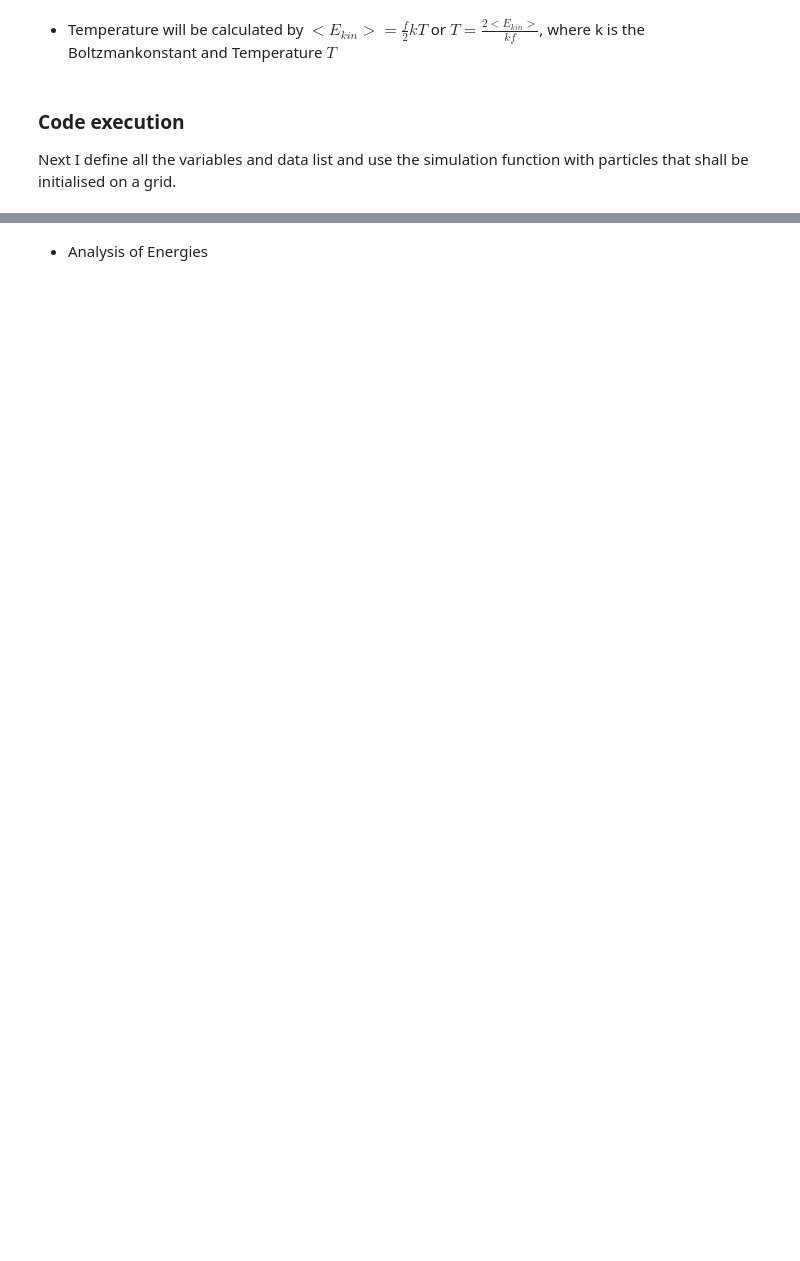
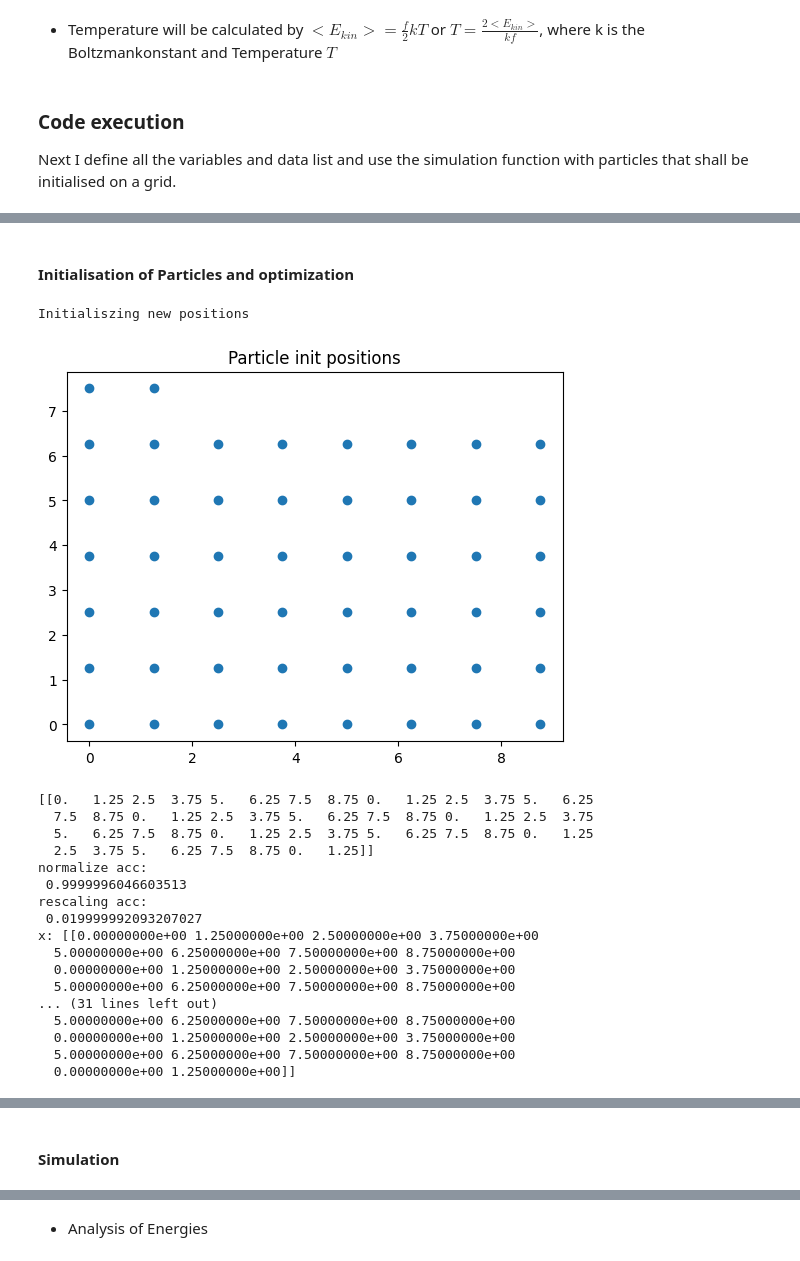
Before and after one commit to DominicNieder/Complex-Classical-Systems, a Jupyter notebook: Sheet03/Sheet03-handin.ipynb, the cells around one changed output, grey strips where cells are left out. Drawn from its saved outputs; the diff is of its cells as text; code cells hidden in the pictures; blank space fills up the shorter version.

Commit message:
Implementation of Steepest decent

```diff
--- a/Sheet03/Sheet03-handin.ipynb
+++ b/Sheet03/Sheet03-handin.ipynb
@@ -58,2 +93,8 @@ def load_array_from_file(
+# %%
+def initiate_velocities(
+        n_particles: int,
+        velocity: float
+) -> NDArray[np.float64]:
+    return  velocity * (np.random.rand(2,n_particles) - 0.5)
 # %% [markdown]
 * initialisation on a grid with radom velocity:
@@ -125,7 +166,11 @@ def lj_force(
         r12: NDArray[np.float64]
 ) -> NDArray[np.float64]:
     """
-    Force by Lennard Jones interaction potential.
+    Force by Lennard Jones interaction potential.\n
+    d12 is the distance (scalar value).\n
+    r12 is the relative coordinate (vecotr).\n
+    Issue: -> invariant parameters c_12 and c_6;
+        -> include "if condition" for large forces
     """
     c_12 = 9.847044*10**(-3)  # J/mol
     c_6 = 6.2647225           # J/mol
@@ -139,14 +184,15 @@ def system_shift(
         box: float
 ) -> NDArray[np.float64]:
     """
-    Calculating shift of one coordinate: S->S' of which p'=box/2
+    Calculating shift of one coordinate: S->S' of which p'=box/2.as_integer_ratio
+    Issue: use numpy
     """
     return x-box/2
 
 
 def rel_coordiante(
         r1: float,
-        r2: NDArray[np.float64],
+        r2: float,
         box: float|int
 ) -> NDArray[np.float64]:
     """
@@ -163,8 +209,9 @@ def distance(
     Takes relative ccordinates. \n
     Returns distance between two particles. \n\n
     I somehow have to deal with the possibility of dividing by Zero. My idea is to set distance very large, so that the collision get "ignored".
+    Issue: if condition not needed here -> if condition in force calculation
     """
-    d=np.sqrt(x*x+y*y)
+    d=np.sqrt(np.square(x)+np.square(y))
     if d!=0:
         return d
     else:
@@ -428,0 +627,53 @@ data = simulate(
+# %% [markdown]
+#### Initialisation of Particles and optimization
+# %%
+particels= initialize_particles_on_grid(
+        n_particles=N_PARTICLES,
+        box=BOX,
+        mass=PARTICLE_MASS,
+        velocity=VELOCITY,
+        add_jitter=0.0,
+        data_file_location= "position_init.txt",
+        load_positions= False
+)
+plt.scatter(particels.x,particels.y)
+plt.title("Particle init positions")
+plt.show()
+plt.close()
+### check the steepest decent
+pot_energy, x, y= steepest_decent(
+        particles= particels,
+        box= BOX,
+        step_size= 0.02,  # nm
+    )
+print("x:",x)
+#print("potential energy",pot_energy)
+
+### Understanding the minimization process
+plt.title("Minimization potential landscape")
+plt.plot(np.arange(len(pot_energy)),pot_energy, label="tot pot. Energy")
+plt.xlabel("iteration step")
+plt.ylabel("Energy [J]")
+plt.show()
+plt.savefig("minimization_energy.png")
+plt.close()
+# %% [output]
+Initialiszing new positions
+[figure, added]
+[[0.   1.25 2.5  3.75 5.   6.25 7.5  8.75 0.   1.25 2.5  3.75 5.   6.25
+  7.5  8.75 0.   1.25 2.5  3.75 5.   6.25 7.5  8.75 0.   1.25 2.5  3.75
+  5.   6.25 7.5  8.75 0.   1.25 2.5  3.75 5.   6.25 7.5  8.75 0.   1.25
+  2.5  3.75 5.   6.25 7.5  8.75 0.   1.25]]
+normalize acc:
+ 0.9999996046603513
+rescaling acc:
+ 0.019999992093207027
+x: [[0.00000000e+00 1.25000000e+00 2.50000000e+00 3.75000000e+00
+  5.00000000e+00 6.25000000e+00 7.50000000e+00 8.75000000e+00
+  0.00000000e+00 1.25000000e+00 2.50000000e+00 3.75000000e+00
+  5.00000000e+00 6.25000000e+00 7.50000000e+00 8.75000000e+00
+... (31 lines left out)
+  5.00000000e+00 6.25000000e+00 7.50000000e+00 8.75000000e+00
+  0.00000000e+00 1.25000000e+00 2.50000000e+00 3.75000000e+00
+  5.00000000e+00 6.25000000e+00 7.50000000e+00 8.75000000e+00
+  0.00000000e+00 1.25000000e+00]]
@@ -428,0 +681,2 @@ data = simulate(
+# %% [markdown]
+#### Simulation
```
Also changed, not shown: parts of 24 cells of this notebook, 1 other file.
